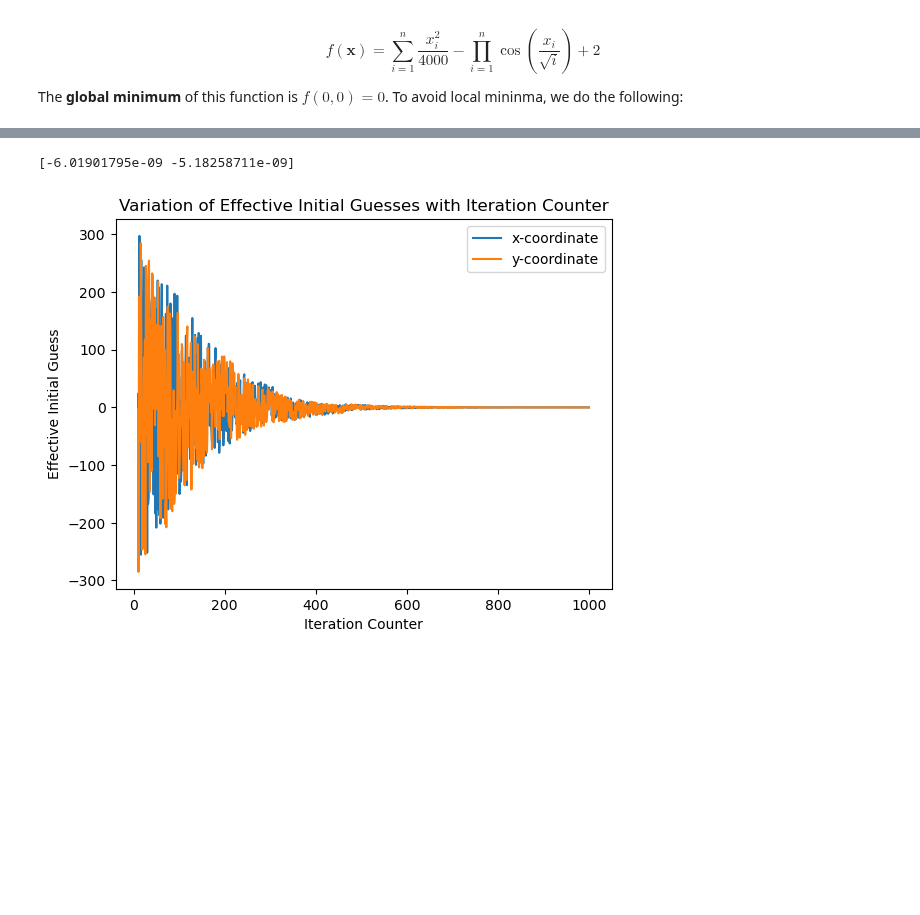
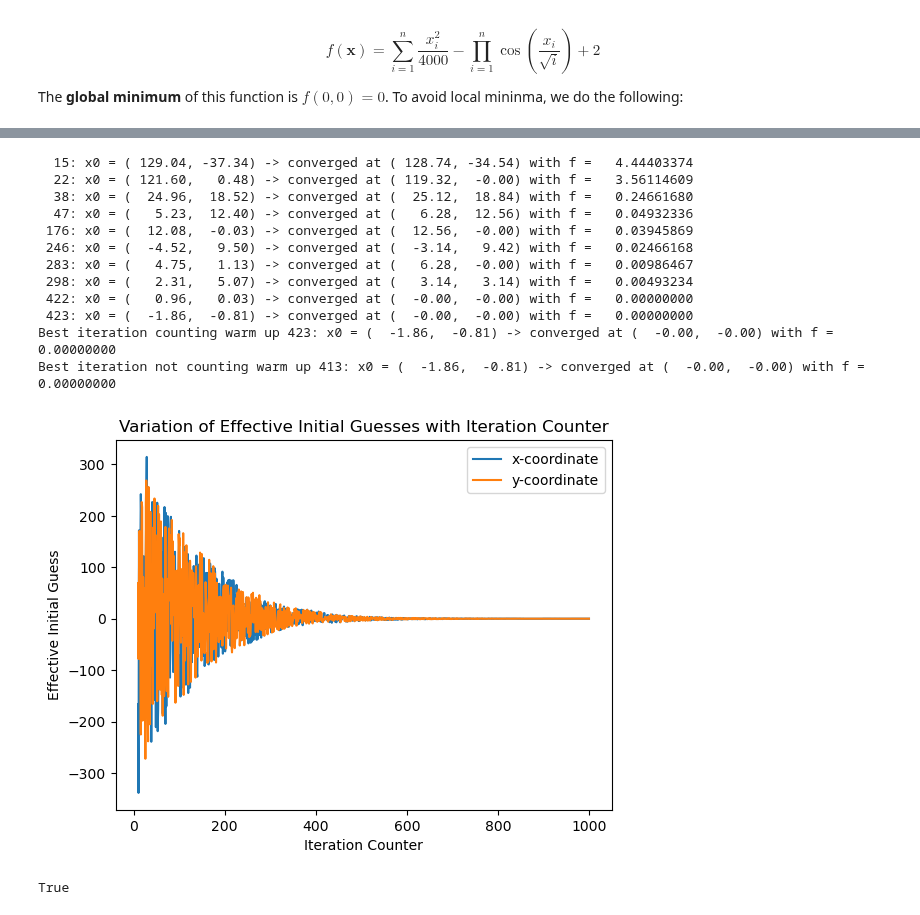
Before and after one commit to NumEconCopenhagen/projects-2023-EFS, a Jupyter notebook: examproject/q3.ipynb, the cells around one changed output, grey strips where cells are left out. Drawn from its saved outputs; the diff is of its cells as text; code cells hidden in the pictures; blank space fills up the shorter version.

```diff
--- a/examproject/q3.ipynb
+++ b/examproject/q3.ipynb
@@ -16,23 +13,37 @@ The autoreload extension is already loaded. To reload it, use:
 # %%
 bounds = [-600, 600]  # Bounds for x1 and x2
 tolerance = 1e-8  # Tolerance for convergence
+warmup_iterations_list = [10, 100]
 warmup_iterations = 10  # Number of warm-up iterations
 max_iterations = 1000  # Maximum number of iterations
 
 result, initial_guesses = refined_global_optimizer(bounds, tolerance, warmup_iterations, max_iterations)
-
-print(result)
 
 x_values = [guess[0] for guess in initial_guesses]  # Extract the x-coordinate from each initial guess
 y_values = [guess[1] for guess in initial_guesses]  # Extract the y-coordinate from each initial guess
 
 plt.plot(range(warmup_iterations, max_iterations), x_values, label='x-coordinate')
 plt.plot(range(warmup_iterations, max_iterations), y_values, label='y-coordinate')
 plt.xlabel('Iteration Counter')
 plt.ylabel('Effective Initial Guess')
 plt.title('Variation of Effective Initial Guesses with Iteration Counter')
 plt.legend()
 plt.show()
+
+x, y = result
+print(math.isclose(x, 0, abs_tol= 0.00005))
 # %% [output]
-[-6.01901795e-09 -5.18258711e-09]
+  15: x0 = ( 129.04, -37.34) -> converged at ( 128.74, -34.54) with f =   4.44403374
+  22: x0 = ( 121.60,   0.48) -> converged at ( 119.32,  -0.00) with f =   3.56114609
+  38: x0 = (  24.96,  18.52) -> converged at (  25.12,  18.84) with f =   0.24661680
+  47: x0 = (   5.23,  12.40) -> converged at (   6.28,  12.56) with f =   0.04932336
+ 176: x0 = (  12.08,  -0.03) -> converged at (  12.56,  -0.00) with f =   0.03945869
+ 246: x0 = (  -4.52,   9.50) -> converged at (  -3.14,   9.42) with f =   0.02466168
+ 283: x0 = (   4.75,   1.13) -> converged at (   6.28,  -0.00) with f =   0.00986467
+ 298: x0 = (   2.31,   5.07) -> converged at (   3.14,   3.14) with f =   0.00493234
+ 422: x0 = (   0.96,   0.03) -> converged at (  -0.00,  -0.00) with f =   0.00000000
+ 423: x0 = (  -1.86,  -0.81) -> converged at (  -0.00,  -0.00) with f =   0.00000000
+Best iteration counting warm up 423: x0 = (  -1.86,  -0.81) -> converged at (  -0.00,  -0.00) with f =   0.00000000
+Best iteration not counting warm up 413: x0 = (  -1.86,  -0.81) -> converged at (  -0.00,  -0.00) with f =   0.00000000
-[figure, old version]
+[figure, new version]
+True
```
Also changed, not shown: parts of 3 cells of this notebook, 1 other file.
